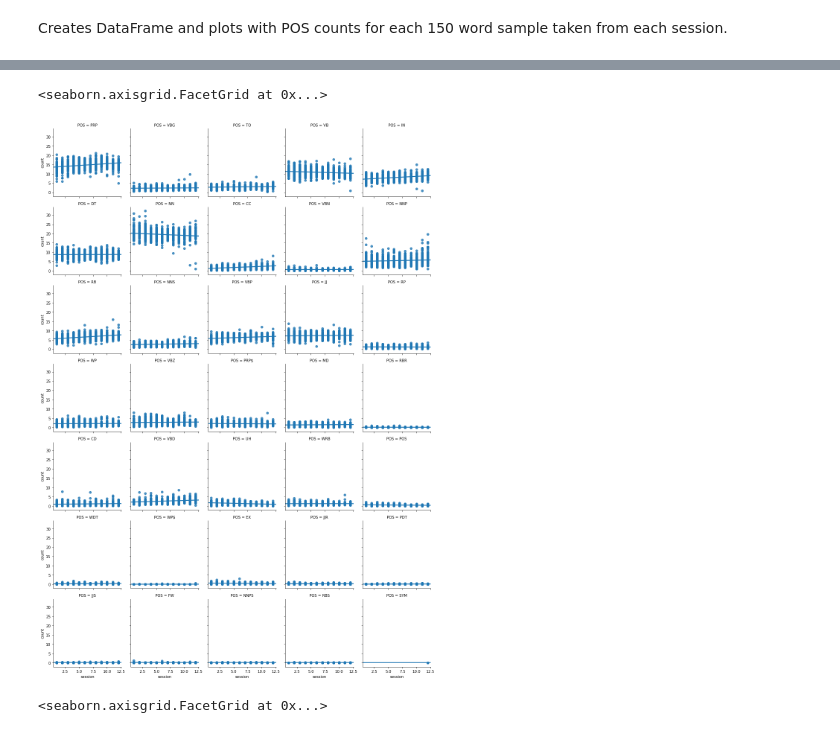
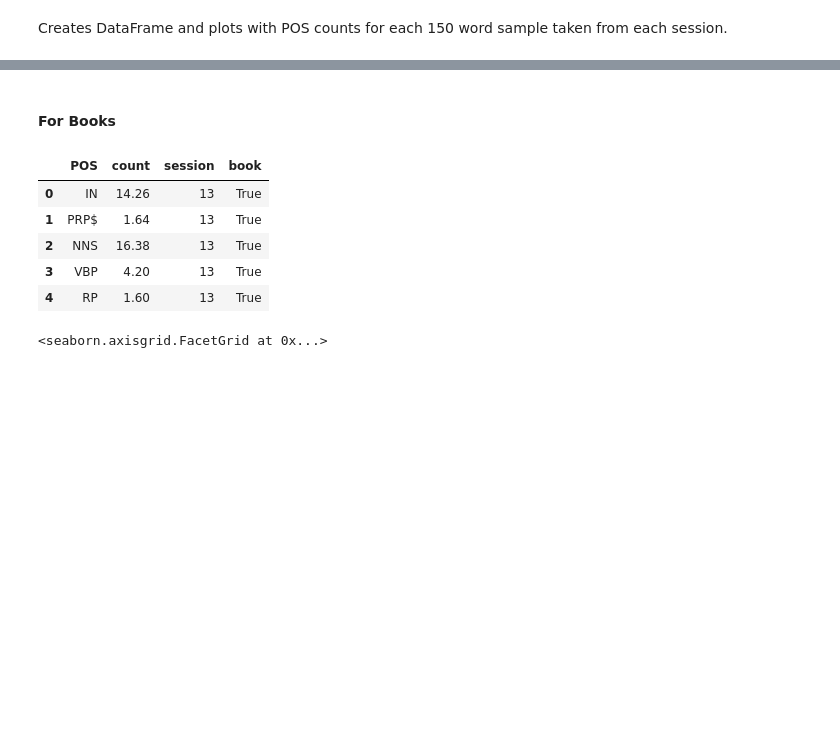
Before and after one commit to jgdenby/content-analysis-2018, a Jupyter notebook: ChildBookProject/FinalProj.ipynb, the cells around one changed output, grey strips where cells are left out. Drawn from its saved outputs; the diff is of its cells as text; code cells hidden in the pictures; blank space fills up the shorter version.

```diff
--- a/ChildBookProject/FinalProj.ipynb
+++ b/ChildBookProject/FinalProj.ipynb
@@ -443,12 +453,29 @@ g.map(sns.regplot, 'session', 'count')
-# %%
-g = sns.FacetGrid(sessioncountsdf, col = 'POS', col_wrap=5)
-g.map(sns.regplot, "session", "count")
-# %% [output]
-<seaborn.axisgrid.FacetGrid at 0x...>
-[figure, removed]
+# %% [markdown]
+#### For Books
+# %%
+bookdf['avg150wordPOScount'] = bookdf['tokens'].apply(lambda x:avgwordsample(x, 150, 50))
+# %%
+bookcountsdf = pd.DataFrame()
+for i, r in bookdf.iterrows():
+    bookPOSdf = pd.DataFrame.from_dict(r['avg150wordPOScount'], orient = 'index')
+    bookPOSdf.reset_index(inplace=True)
+    bookcountsdf = bookPOSdf.append(bookcountsdf)
+    bookcountsdf.reset_index(inplace =True, drop=True)
+
+bookcountsdf = bookcountsdf.rename(columns = {'index':'POS', 0:'count'})
 # %%
 bookcountsdf['session'] = 13
 bookcountsdf['book'] = True
+# %%
+# for every book, a POS count for its average 150 word count
+bookcountsdf.head()
+# %% [output]
+|  | POS | count | session | book |
+| 0 | IN | 14.26 | 13 | True |
+| 1 | PRP$ | 1.64 | 13 | True |
+| 2 | NNS | 16.38 | 13 | True |
+| 3 | VBP | 4.20 | 13 | True |
+| 4 | RP | 1.60 | 13 | True |
 # %%
 booksessioncountsdf = sessioncountsdf.append(bookcountsdf)
 booksessioncountsdf.reset_index(inplace=True, drop=True)
```
Also changed, not shown: parts of 25 cells of this notebook.
